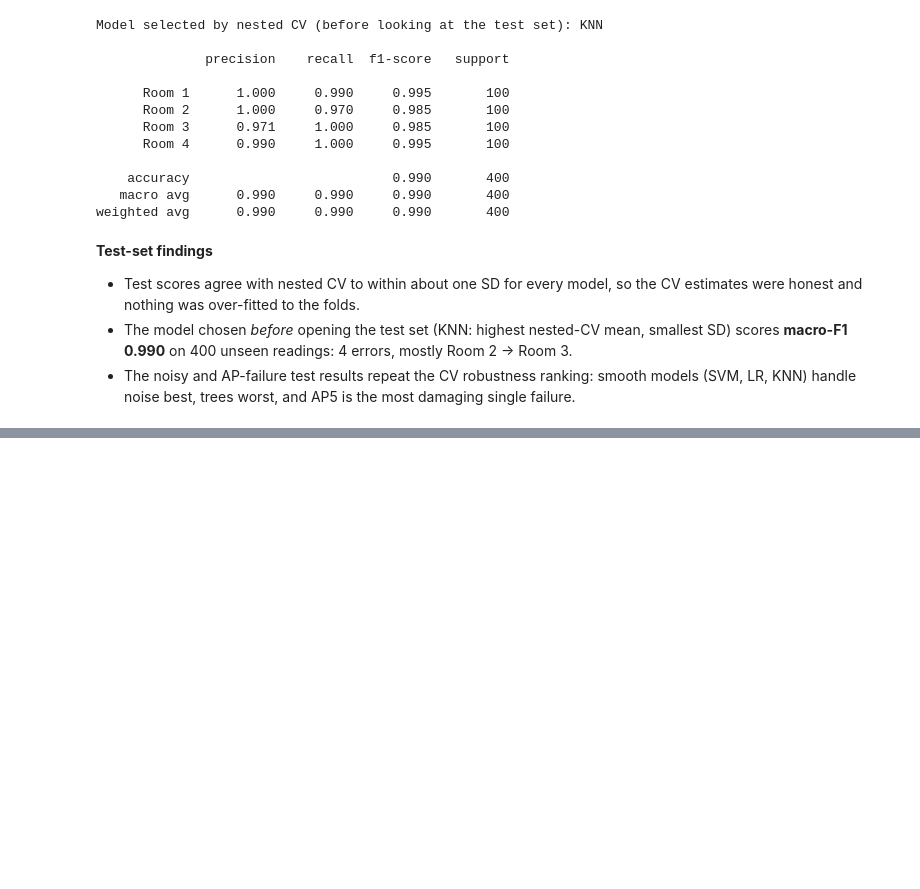
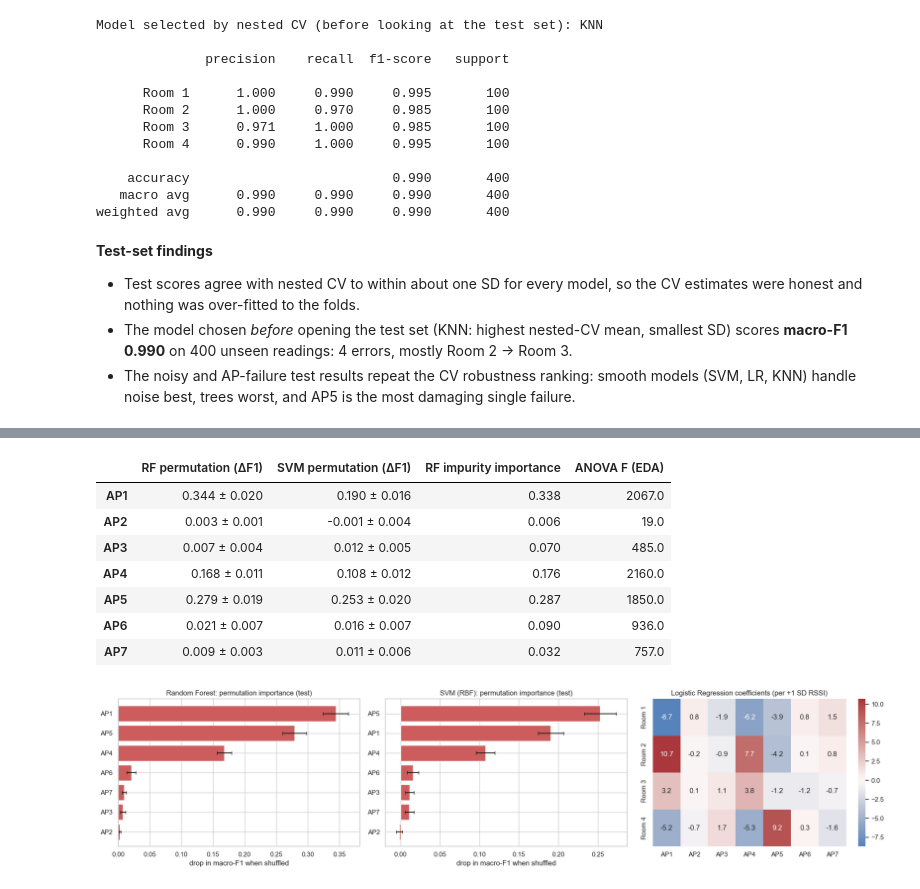
Before and after one commit to techshowdown123-creator/wifi-indoor-localisation, a Jupyter notebook: P6_WiFi_Localisation.ipynb, the cells around one changed output, grey strips where cells are left out. Cells and saved outputs as stored; diff of their text form; code cells hidden in the pictures; blank space fills up the shorter version.

Commit message:
Interpretation: permutation importance, LR coefficients, tree rules

```diff
--- a/P6_WiFi_Localisation.ipynb
+++ b/P6_WiFi_Localisation.ipynb
@@ -717,0 +724,34 @@ weighted avg      0.990     0.990     0.990       400
+# %%
+pi = {}
+for name in ["Random Forest", "SVM (RBF)"]:
+    r = permutation_importance(tuned[name].best_estimator_, X_test, y_test, scoring="f1_macro",
+                               n_repeats=30, random_state=RANDOM_STATE, n_jobs=N_JOBS)
+    pi[name] = pd.Series(r.importances_mean, index=AP_COLS), pd.Series(r.importances_std, index=AP_COLS)
+
+rf = tuned["Random Forest"].best_estimator_.named_steps["clf"]
+imp = pd.DataFrame({"RF permutation (ΔF1)": [f"{pi['Random Forest'][0][a]:.3f} ± {pi['Random Forest'][1][a]:.3f}" for a in AP_COLS],
+                    "SVM permutation (ΔF1)": [f"{pi['SVM (RBF)'][0][a]:.3f} ± {pi['SVM (RBF)'][1][a]:.3f}" for a in AP_COLS],
+                    "RF impurity importance": rf.feature_importances_.round(3),
+                    "ANOVA F (EDA)": anova[AP_COLS].round(0).values}, index=AP_COLS)
+display(imp)
+
+fig, axes = plt.subplots(1, 3, figsize=(19, 4.5))
+for ax, name in zip(axes[:2], ["Random Forest", "SVM (RBF)"]):
+    m, s = pi[name]; order = m.sort_values().index
+    ax.barh(order, m[order], xerr=s[order], color="indianred", capsize=3)
+    ax.set_title(f"{name}: permutation importance (test)"); ax.set_xlabel("drop in macro-F1 when shuffled")
+lr = tuned["Logistic Regression"].best_estimator_.named_steps["clf"]
+coef = pd.DataFrame(lr.coef_, index=ROOM_NAMES, columns=AP_COLS)
+sns.heatmap(coef, annot=True, fmt=".1f", cmap="vlag", center=0, ax=axes[2])
+axes[2].set_title("Logistic Regression coefficients (per +1 SD RSSI)")
+plt.tight_layout(); savefig("interpretation_importance"); plt.show()
+# %% [output]
+|  | RF permutation (ΔF1) | SVM permutation (ΔF1) | RF impurity importance | ANOVA F (EDA) |
+| AP1 | 0.344 ± 0.020 | 0.190 ± 0.016 | 0.338 | 2067.0 |
+| AP2 | 0.003 ± 0.001 | -0.001 ± 0.004 | 0.006 | 19.0 |
+| AP3 | 0.007 ± 0.004 | 0.012 ± 0.005 | 0.070 | 485.0 |
+| AP4 | 0.168 ± 0.011 | 0.108 ± 0.012 | 0.176 | 2160.0 |
+| AP5 | 0.279 ± 0.019 | 0.253 ± 0.020 | 0.287 | 1850.0 |
+| AP6 | 0.021 ± 0.007 | 0.016 ± 0.007 | 0.090 | 936.0 |
+| AP7 | 0.009 ± 0.003 | 0.011 ± 0.006 | 0.032 | 757.0 |
+[figure, added]
```
Also changed, not shown: parts of 7 cells of this notebook, 5 other files.
